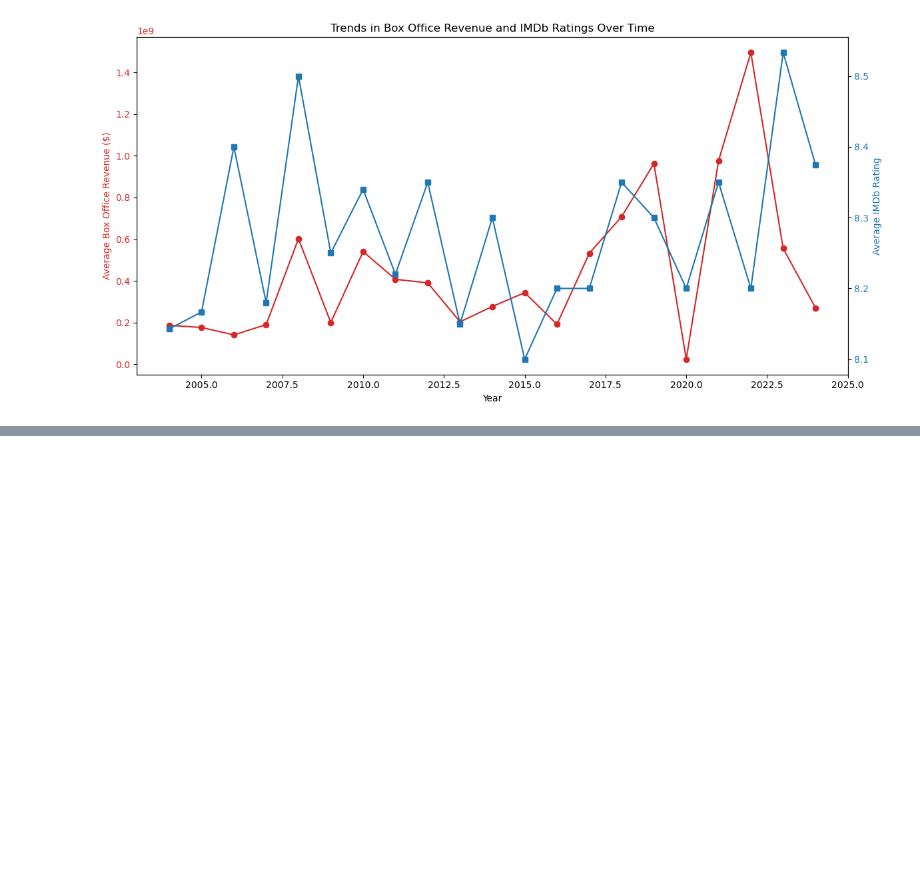
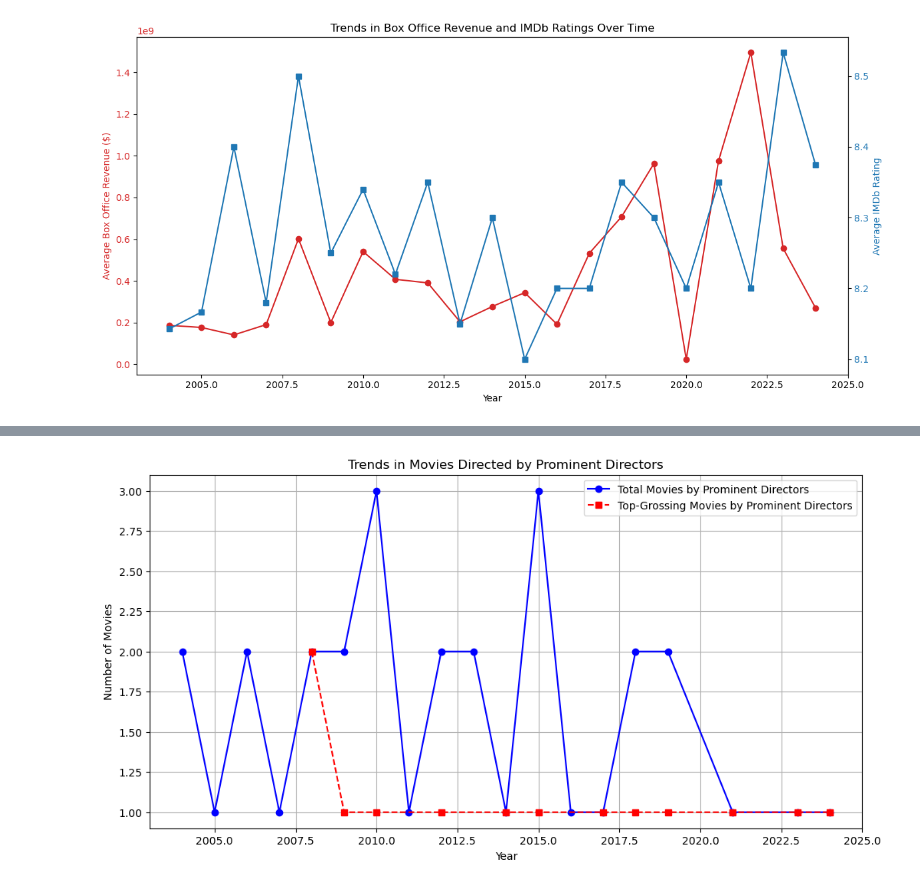
Before and after one commit to Aarabishan/Programming_DS_CW, a Jupyter notebook: Question_2/IMDb_Top10_Movie_Analysis.ipynb, the cells around one changed output, grey strips where cells are left out. Saved outputs shown, nothing was run; the diff lists cells and outputs as text; code cells hidden in the pictures; blank space fills up the shorter version.

```diff
--- a/Question_2/IMDb_Top10_Movie_Analysis.ipynb
+++ b/Question_2/IMDb_Top10_Movie_Analysis.ipynb
@@ -285,0 +421,35 @@ plt.show()
+# %%
+import matplotlib.pyplot as plt
+
+# Count the number of movies each director has directed
+df_Directors['Movie_Count'] = df_Directors['Movies'].apply(len)
+
+# Select prominent directors (e.g., those who directed 3 or more movies)
+prominent_directors = df_Directors[df_Directors['Movie_Count'] >= 3]['Director'].tolist()
+
+# Filter the main dataset to keep only movies by prominent directors
+df_ProminentDirectors = df_IMDb[df_IMDb['Director(s)'].str.contains('|'.join(prominent_directors))]
+
+#  Count movies directed by prominent directors per year
+movies_per_year = df_ProminentDirectors.groupby('Year')['Title'].count()
+
+# Identify how often these movies appear in top-grossing films
+
+# Define top-grossing threshold as movies above 75th percentile of Box Office Revenue
+threshold = df_IMDb['Box Office Revenue'].quantile(0.75)
+top_grossing_movies = df_ProminentDirectors[df_ProminentDirectors['Box Office Revenue'] >= threshold]
+top_grossing_per_year = top_grossing_movies.groupby('Year')['Title'].count()
+
+# Plot trends over time
+plt.figure(figsize=(12, 6))
+plt.plot(movies_per_year.index, movies_per_year.values, marker='o', linestyle='-', label="Total Movies by Prominent Directors", color='blue')
+plt.plot(top_grossing_per_year.index, top_grossing_per_year.values, marker='s', linestyle='--', label="Top-Grossing Movies by Prominent Directors", color='red')
+
+plt.xlabel("Year")
+plt.ylabel("Number of Movies")
+plt.title("Trends in Movies Directed by Prominent Directors")
+plt.legend()
+plt.grid(True)
+plt.show()
+# %% [output]
+[figure, added]
```
Also changed, not shown: parts of 28 cells of this notebook.
